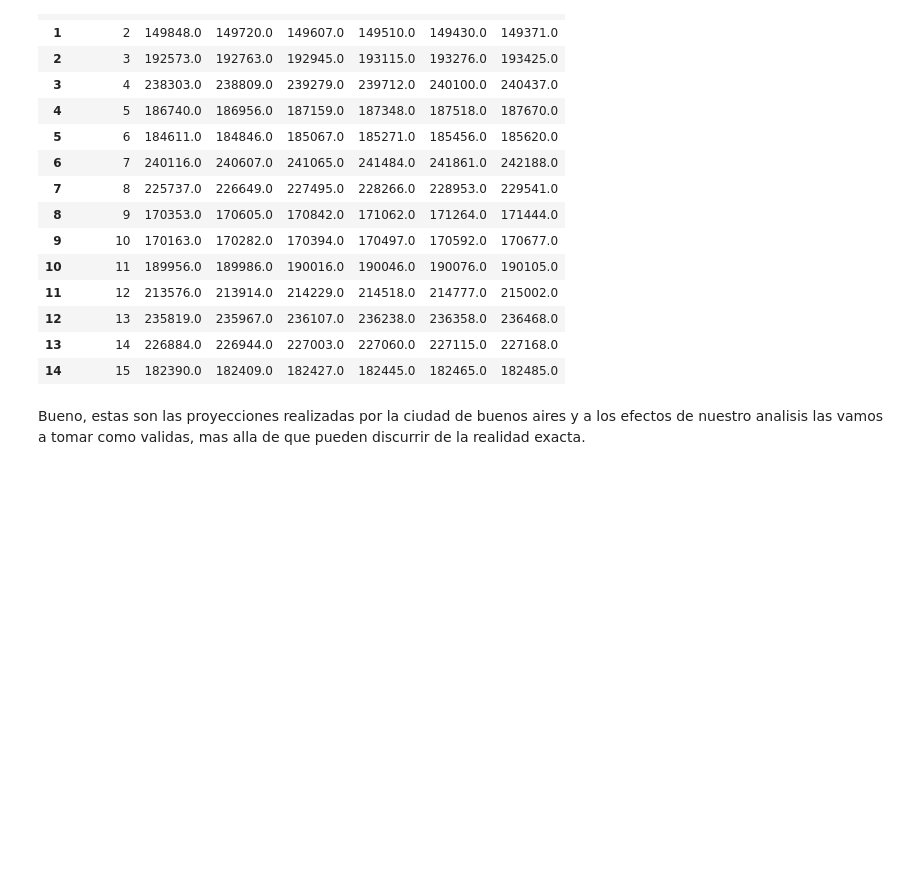
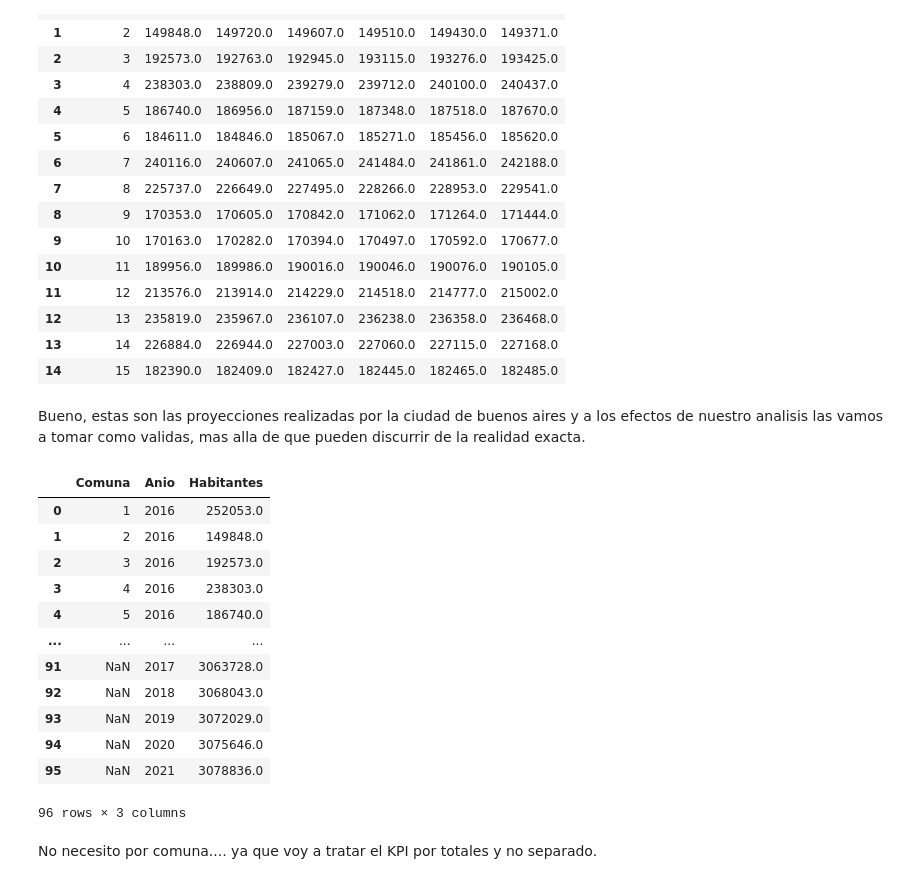
Before and after one commit to pedrofranke/Analisis_accidentes_viales_Caba, a Jupyter notebook: 02_Scrapping.ipynb, the cells around one changed output. Drawn from its saved outputs; the diff is of its cells as text; code cells hidden in the pictures; blank space fills up the shorter version.

```diff
--- a/02_Scrapping.ipynb
+++ b/02_Scrapping.ipynb
@@ -138,4 +135,29 @@ df
 | 14 | 15 | 182390.0 | 182409.0 | 182427.0 | 182445.0 | 182465.0 | 182485.0 |
 # %% [markdown]
 Bueno, estas son las proyecciones realizadas por la ciudad de buenos aires y a los efectos de nuestro analisis las vamos a tomar como validas, mas alla de que pueden discurrir de la realidad exacta.
+# %%
+# pasemos este analisis a un formato de base de datos:
+
+df_melted = pd.melt(df, id_vars=['Comuna'], var_name='Anio', value_name='Habitantes')
+
+df_melted_total_anio = df_melted.groupby('Anio', as_index=False)['Habitantes'].sum()
+df_melted_total_anio
+df_melted_con_totales = pd.concat([df_melted, df_melted_total_anio]).reset_index(drop=True)
+df_melted_con_totales
+# %% [output]
+|  | Comuna | Anio | Habitantes |
+| 0 | 1 | 2016 | 252053.0 |
+| 1 | 2 | 2016 | 149848.0 |
+| 2 | 3 | 2016 | 192573.0 |
+| 3 | 4 | 2016 | 238303.0 |
+| 4 | 5 | 2016 | 186740.0 |
+| ... | ... | ... | ... |
+| 91 | NaN | 2017 | 3063728.0 |
+| 92 | NaN | 2018 | 3068043.0 |
+| 93 | NaN | 2019 | 3072029.0 |
+| 94 | NaN | 2020 | 3075646.0 |
+| 95 | NaN | 2021 | 3078836.0 |
+96 rows × 3 columns
+# %% [markdown]
+No necesito por comuna.... ya que voy a tratar el KPI por totales y no separado.
 # %%
```
Also changed, not shown: parts of 2 cells of this notebook, 5 other files.
